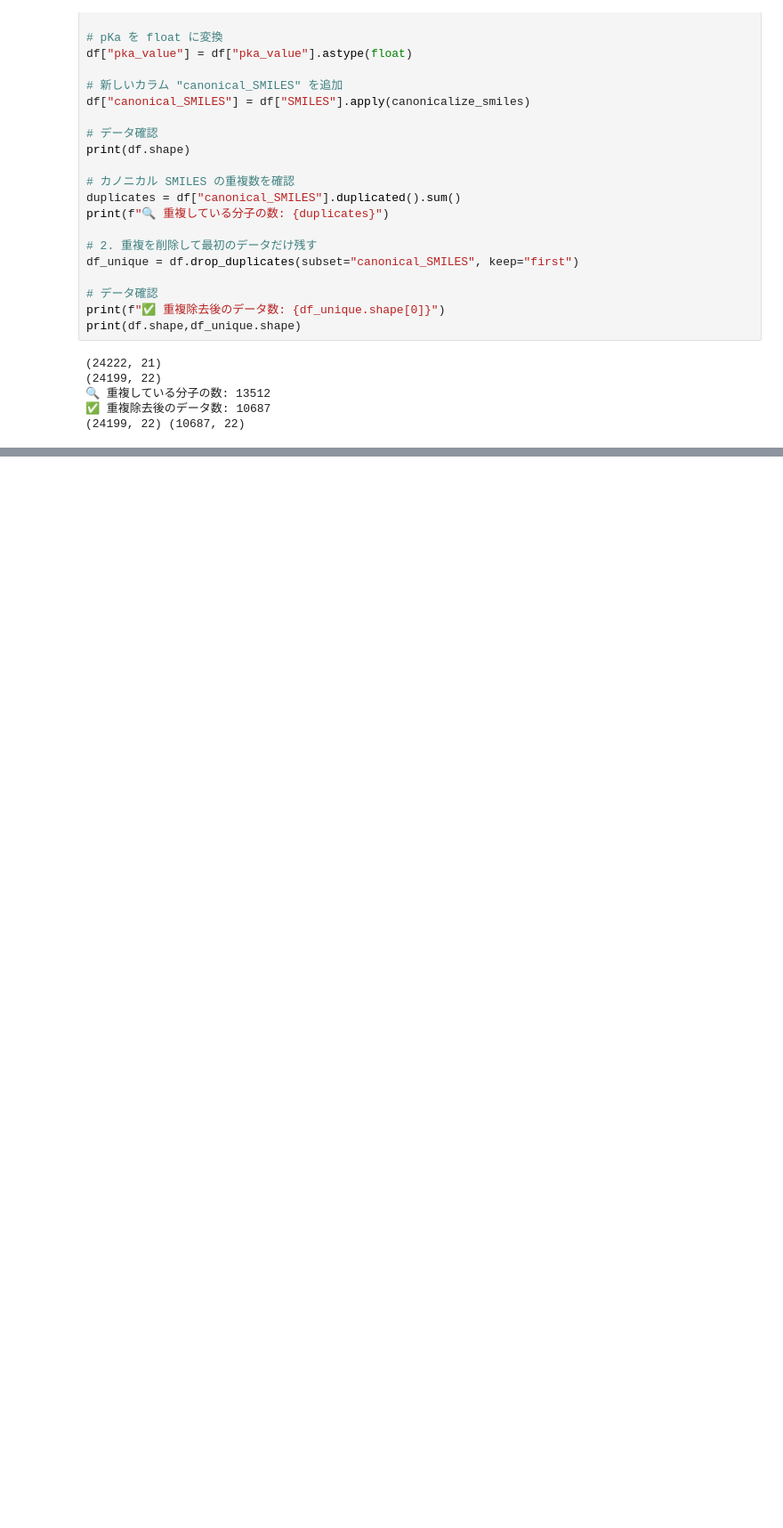
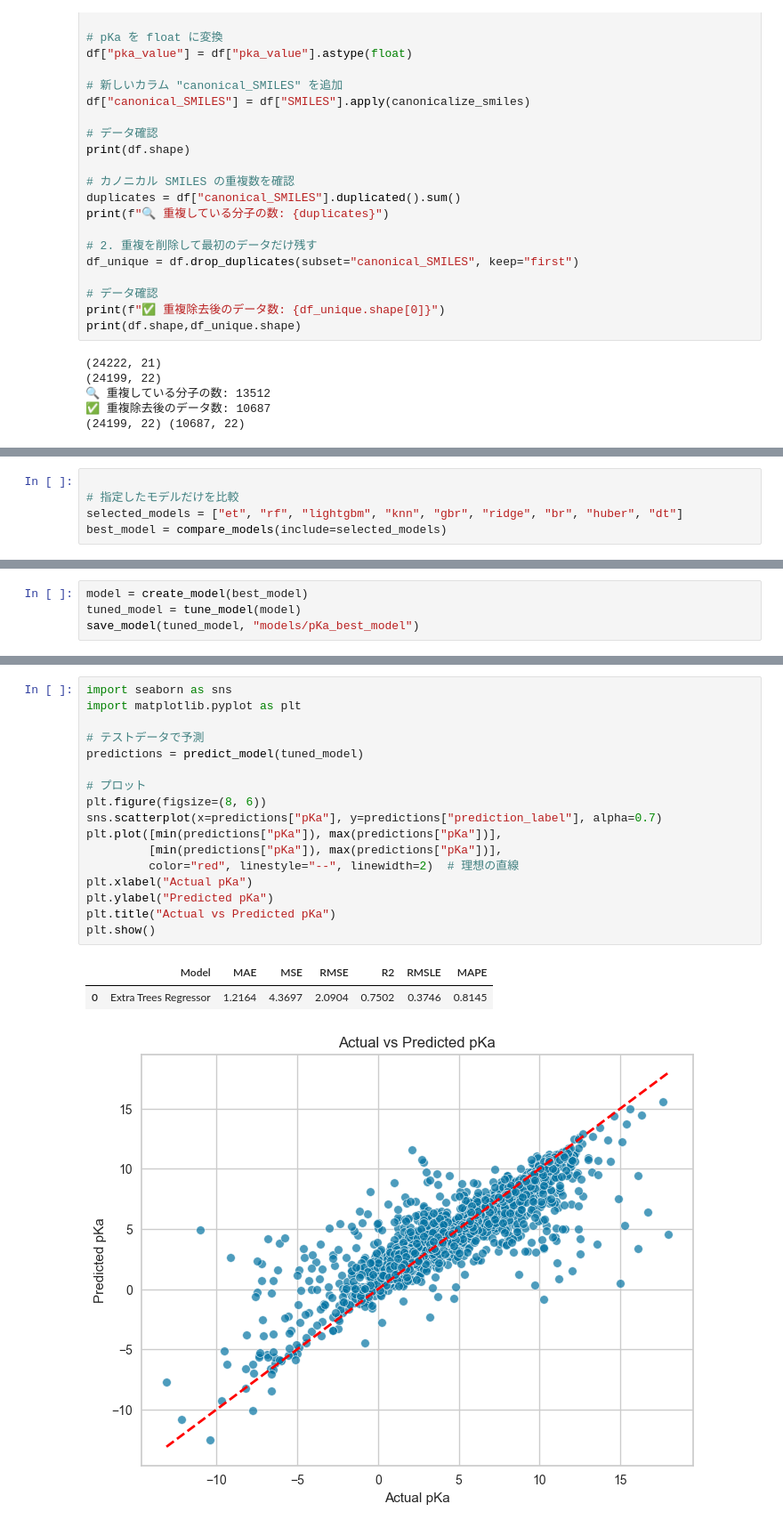
Before and after one commit to oishi1996/pKa_predictor, a Jupyter notebook: backend/pka_prediction.ipynb, the cells around one changed output, grey strips where cells are left out. Shown at 89% size. Cells and saved outputs as stored; diff of their text form; blank space fills up the shorter version.

```diff
--- a/backend/pka_prediction.ipynb
+++ b/backend/pka_prediction.ipynb
@@ -165,0 +219,5 @@ regression_setup = setup(
+# %%
+
+# 指定したモデルだけを比較
+selected_models = ["et", "rf", "lightgbm", "knn", "gbr", "ridge", "br", "huber", "dt"]
+best_model = compare_models(include=selected_models)
@@ -165,0 +237,4 @@ regression_setup = setup(
+# %%
+model = create_model(best_model)
+tuned_model = tune_model(model)
+save_model(tuned_model, "models/pKa_best_model")
@@ -165,0 +305,21 @@ regression_setup = setup(
+# %%
+import seaborn as sns
+import matplotlib.pyplot as plt
+
+# テストデータで予測
+predictions = predict_model(tuned_model)
+
+# プロット
+plt.figure(figsize=(8, 6))
+sns.scatterplot(x=predictions["pKa"], y=predictions["prediction_label"], alpha=0.7)
+plt.plot([min(predictions["pKa"]), max(predictions["pKa"])],
+         [min(predictions["pKa"]), max(predictions["pKa"])],
+         color="red", linestyle="--", linewidth=2)  # 理想の直線
+plt.xlabel("Actual pKa")
+plt.ylabel("Predicted pKa")
+plt.title("Actual vs Predicted pKa")
+plt.show()
+# %% [output]
+|  | Model | MAE | MSE | RMSE | R2 | RMSLE | MAPE |
+| 0 | Extra Trees Regressor | 1.2164 | 4.3697 | 2.0904 | 0.7502 | 0.3746 | 0.8145 |
+[figure, added]
```
Also changed, not shown: parts of 20 cells of this notebook.
